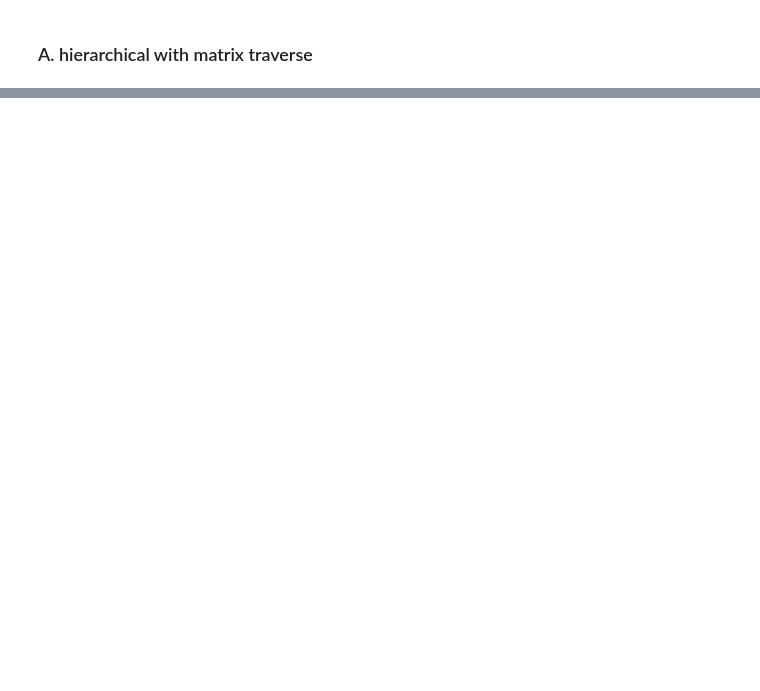
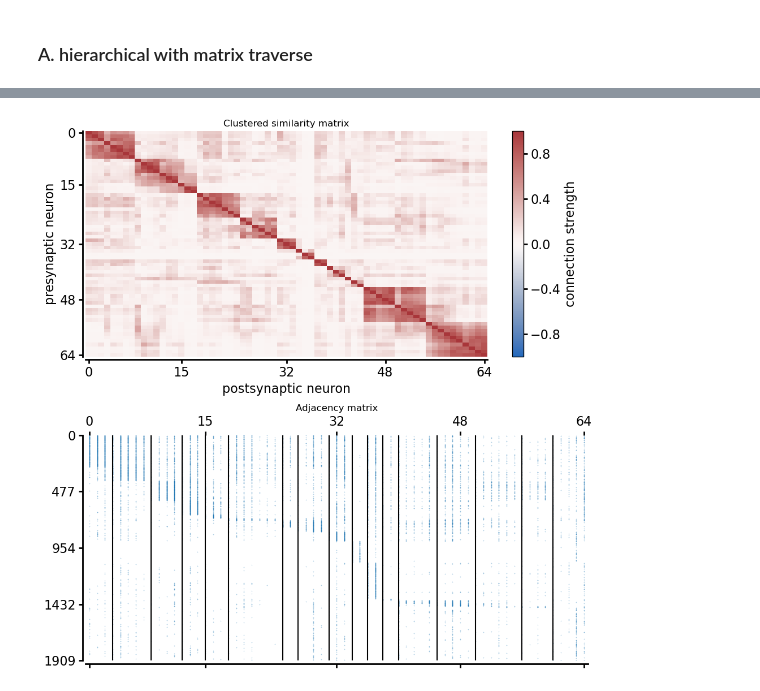
Before and after one commit to NeLy-EPFL/vnc_networks, a Jupyter notebook: scripts/sanity_checks/comparison_clustering_algos.ipynb, the cells around one changed output, grey strips where cells are left out. Drawn from its saved outputs; the diff is of its cells as text; code cells hidden in the pictures; blank space fills up the shorter version.

```diff
--- a/scripts/sanity_checks/comparison_clustering_algos.ipynb
+++ b/scripts/sanity_checks/comparison_clustering_algos.ipynb
@@ -119,0 +105,4 @@ plt.show()
+# %%
+show_clustering(cmatrix_1, clustered_cmatrix_1, uid_clusters_1,index_clusters_1)
+# %% [output]
+[figure, added]
```
Also changed, not shown: parts of 7 cells of this notebook, 5 other files.
